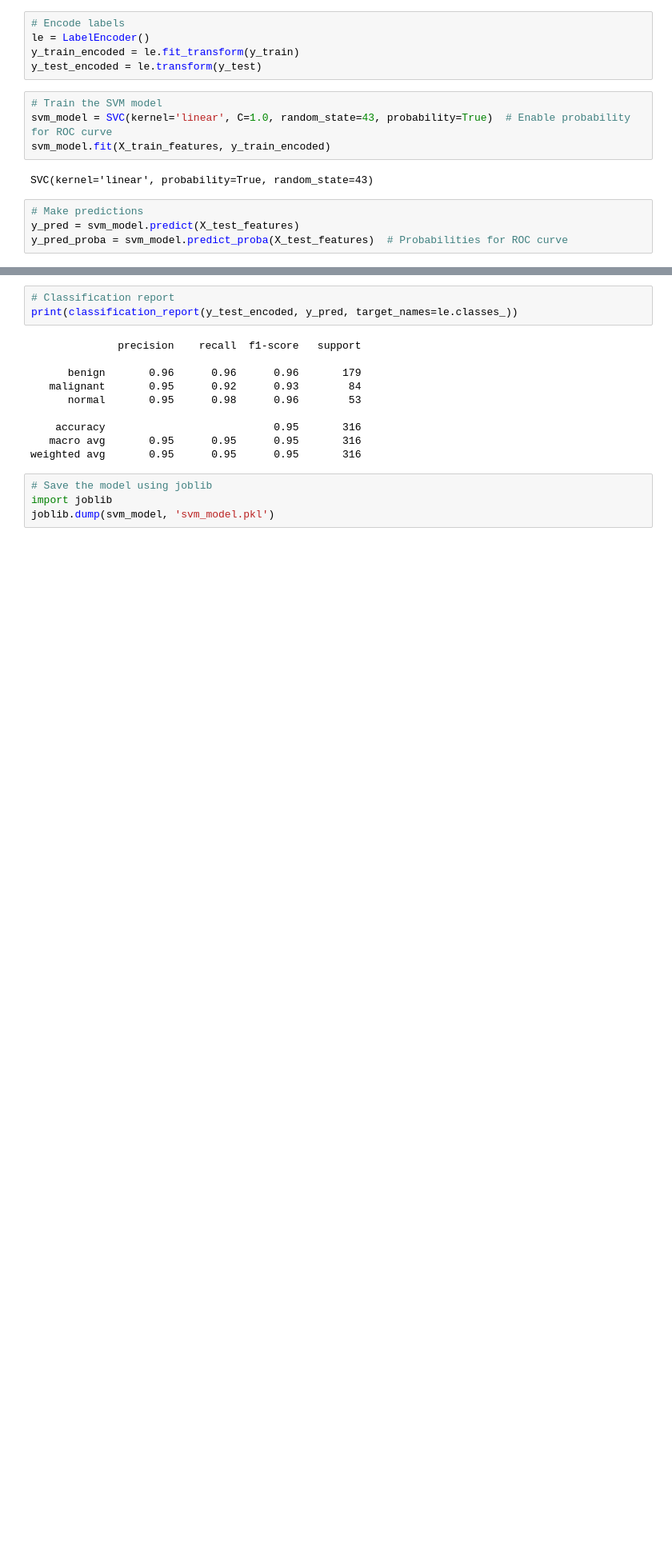
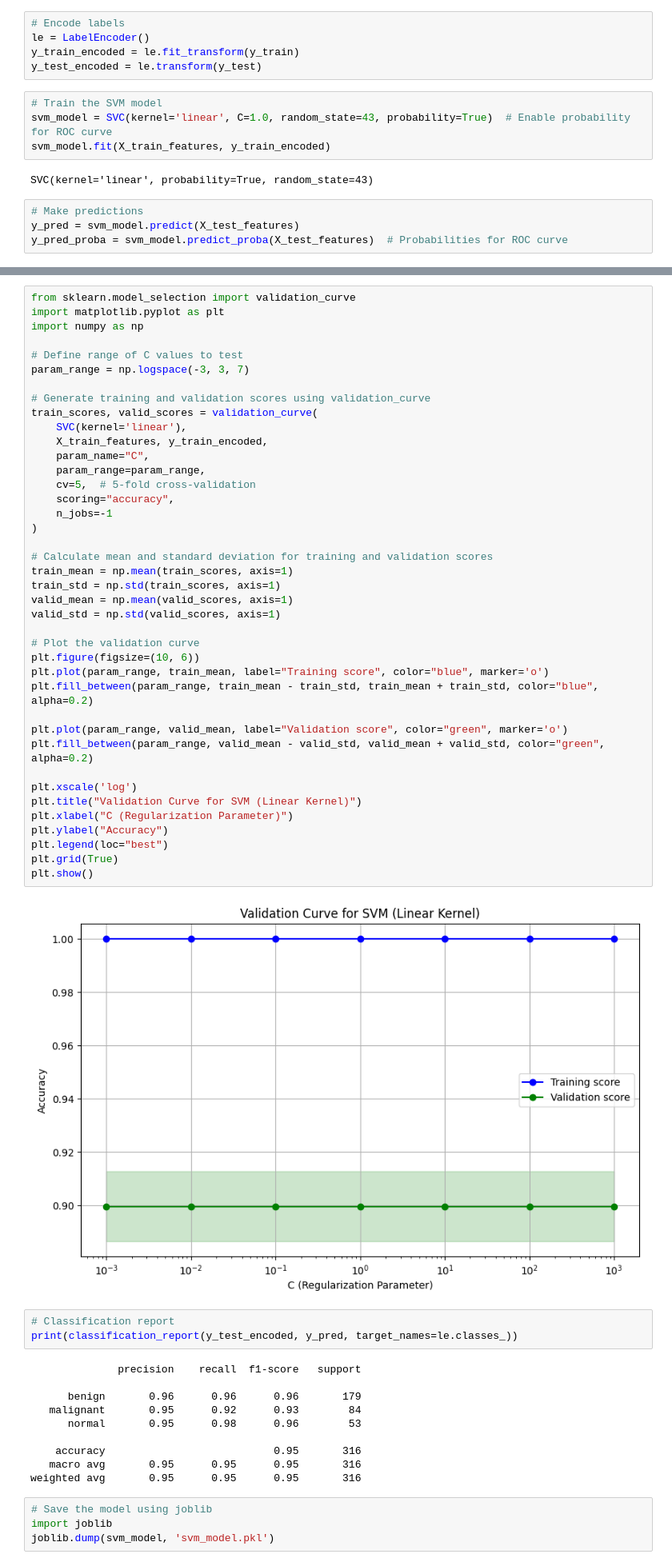
Before and after one commit to ayeshabaig575/FYP, a Jupyter notebook: DENSE_NET_201_SVM_TRAINABLE WITH GRAPHS.ipynb, the cells around one changed output, grey strips where cells are left out. Shown: that part at 80% size. Drawn from its saved outputs; the diff is of its cells as text; blank space fills up the shorter version.

```diff
--- a/DENSE_NET_201_SVM_TRAINABLE WITH GRAPHS.ipynb
+++ b/DENSE_NET_201_SVM_TRAINABLE WITH GRAPHS.ipynb
@@ -179,3 +182,45 @@ plt.show()
+# %%
+from sklearn.model_selection import validation_curve
+import matplotlib.pyplot as plt
+import numpy as np
+
+# Define range of C values to test
+param_range = np.logspace(-3, 3, 7)
+
+# Generate training and validation scores using validation_curve
+train_scores, valid_scores = validation_curve(
+    SVC(kernel='linear'),
+    X_train_features, y_train_encoded,
+    param_name="C",
+    param_range=param_range,
+    cv=5,  # 5-fold cross-validation
+    scoring="accuracy",
+    n_jobs=-1
+)
+
+# Calculate mean and standard deviation for training and validation scores
+train_mean = np.mean(train_scores, axis=1)
+train_std = np.std(train_scores, axis=1)
+valid_mean = np.mean(valid_scores, axis=1)
+valid_std = np.std(valid_scores, axis=1)
+
+# Plot the validation curve
+plt.figure(figsize=(10, 6))
+plt.plot(param_range, train_mean, label="Training score", color="blue", marker='o')
+plt.fill_between(param_range, train_mean - train_std, train_mean + train_std, color="blue", alpha=0.2)
+
+plt.plot(param_range, valid_mean, label="Validation score", color="green", marker='o')
+plt.fill_between(param_range, valid_mean - valid_std, valid_mean + valid_std, color="green", alpha=0.2)
+
+plt.xscale('log')
+plt.title("Validation Curve for SVM (Linear Kernel)")
+plt.xlabel("C (Regularization Parameter)")
+plt.ylabel("Accuracy")
+plt.legend(loc="best")
+plt.grid(True)
+plt.show()
+# %% [output]
+[figure, added]
 # %%
 # Classification report
 print(classification_report(y_test_encoded, y_pred, target_names=le.classes_))
```
Also changed, not shown: parts of 9 cells of this notebook.
